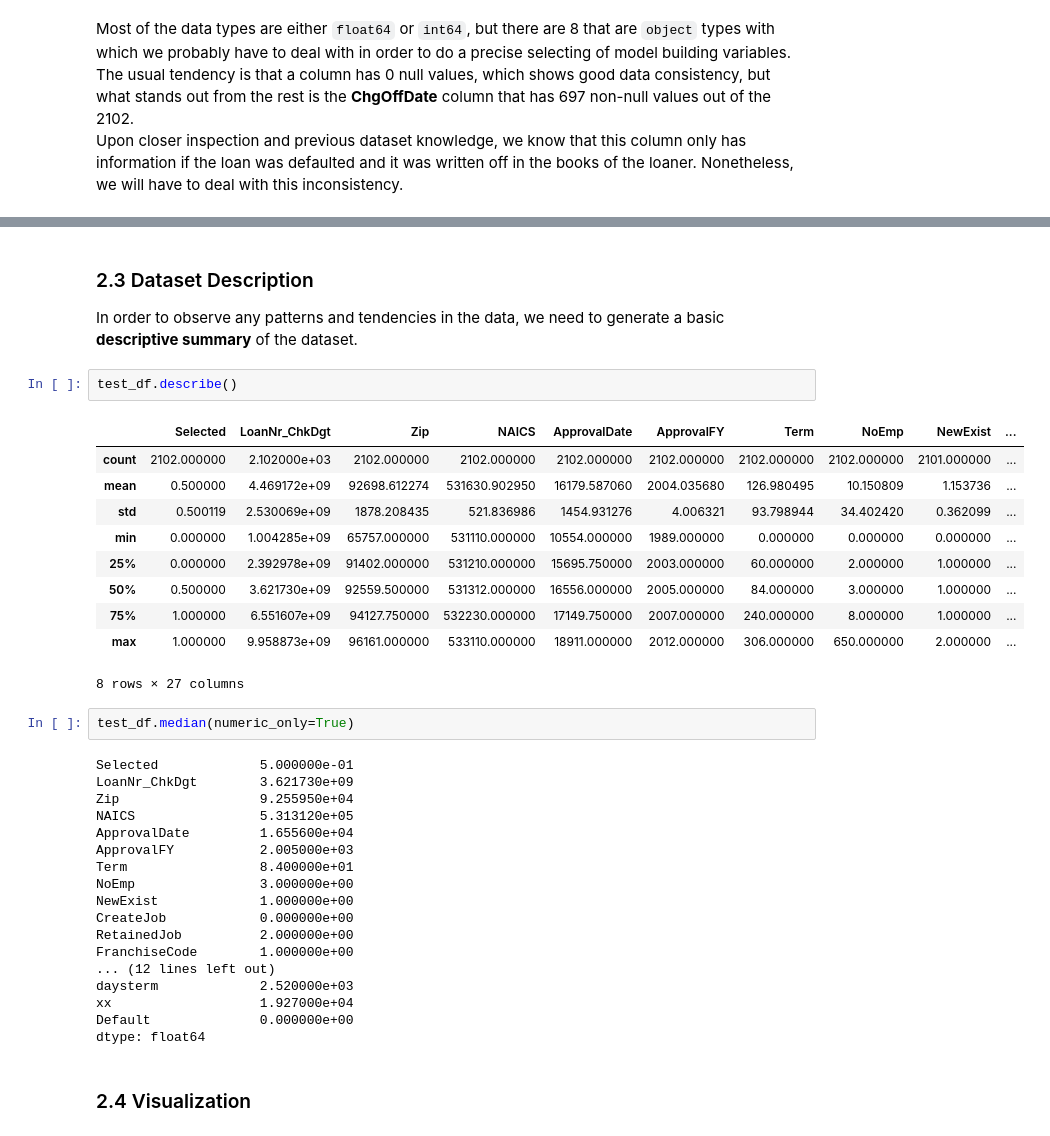
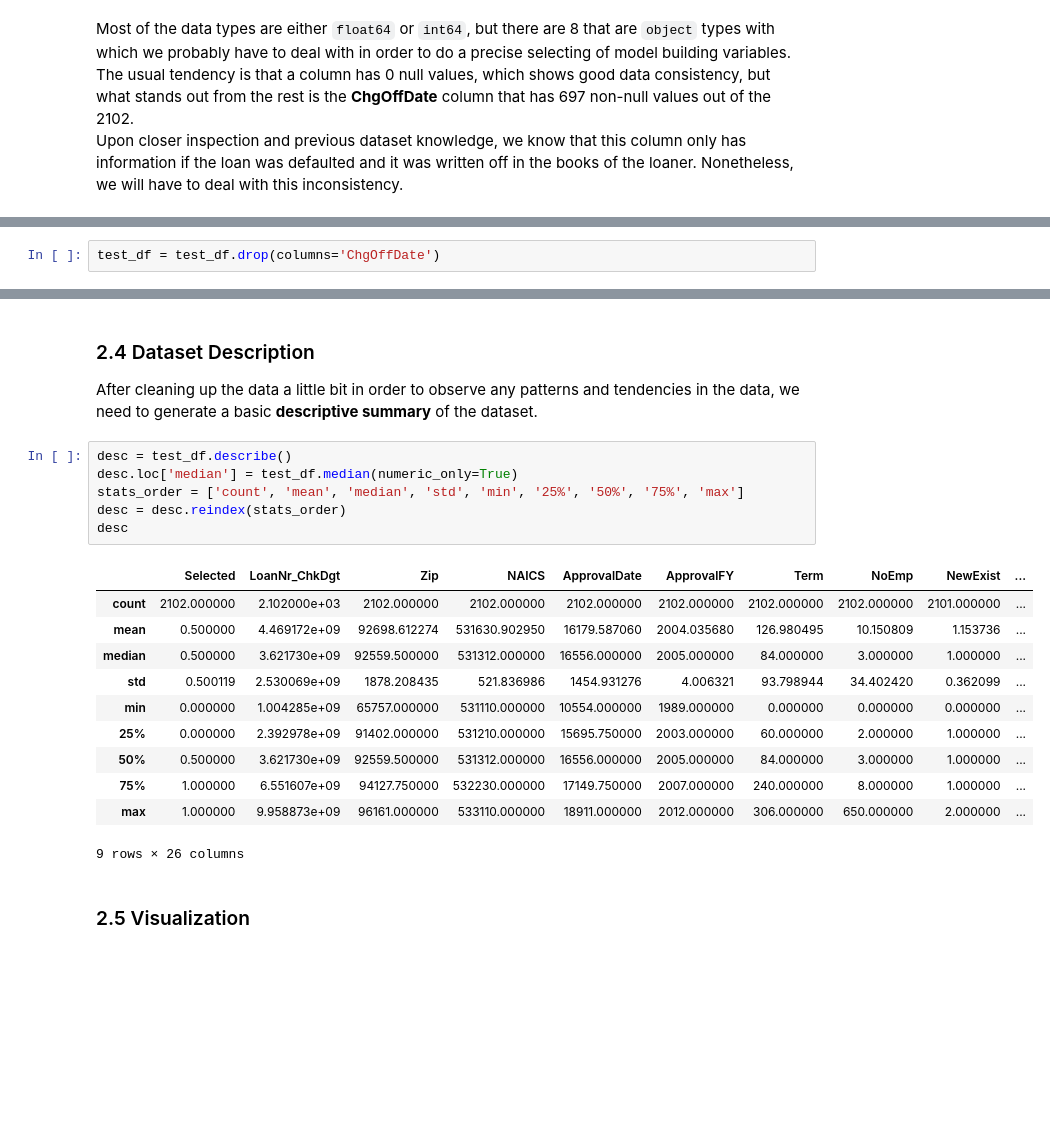
Before and after one commit to MrBigJupiter/sba-loan-default-prediction_project, a Jupyter notebook: notebooks/loan_default_log_reg.ipynb, the cells around one changed output, grey strips where cells are left out. Cells and saved outputs as stored; diff of their text form; blank space fills up the shorter version.

Commit message:
Cleaned the data and started visualizing with EDA

```diff
--- a/notebooks/loan_default_log_reg.ipynb
+++ b/notebooks/loan_default_log_reg.ipynb
@@ -117,0 +146,2 @@ Upon closer inspection and previous dataset knowledge, we know that this column
+# %%
+test_df = test_df.drop(columns='ChgOffDate')
@@ -118,40 +186,25 @@ Upon closer inspection and previous dataset knowledge, we know that this column
 # %% [markdown]
-### 2.3 Dataset Description
-In order to observe any patterns and tendencies in the data, we need to generate a basic **descriptive summary** of the dataset.
+### 2.4 Dataset Description
+After cleaning up the data a little bit in order to observe any patterns and tendencies in the data, we need to generate a basic **descriptive summary** of the dataset.
 # %%
-test_df.describe()
+desc = test_df.describe()
+desc.loc['median'] = test_df.median(numeric_only=True)
+stats_order = ['count', 'mean', 'median', 'std', 'min', '25%', '50%', '75%', 'max']
+desc = desc.reindex(stats_order)
+desc
 # %% [output]
 |  | Selected | LoanNr_ChkDgt | Zip | NAICS | ApprovalDate | ApprovalFY | Term | NoEmp | NewExist | ... |
 | count | 2102.000000 | 2.102000e+03 | 2102.000000 | 2102.000000 | 2102.000000 | 2102.000000 | 2102.000000 | 2102.000000 | 2101.000000 | ... |
 | mean | 0.500000 | 4.469172e+09 | 92698.612274 | 531630.902950 | 16179.587060 | 2004.035680 | 126.980495 | 10.150809 | 1.153736 | ... |
+| median | 0.500000 | 3.621730e+09 | 92559.500000 | 531312.000000 | 16556.000000 | 2005.000000 | 84.000000 | 3.000000 | 1.000000 | ... |
 | std | 0.500119 | 2.530069e+09 | 1878.208435 | 521.836986 | 1454.931276 | 4.006321 | 93.798944 | 34.402420 | 0.362099 | ... |
 | min | 0.000000 | 1.004285e+09 | 65757.000000 | 531110.000000 | 10554.000000 | 1989.000000 | 0.000000 | 0.000000 | 0.000000 | ... |
 | 25% | 0.000000 | 2.392978e+09 | 91402.000000 | 531210.000000 | 15695.750000 | 2003.000000 | 60.000000 | 2.000000 | 1.000000 | ... |
 | 50% | 0.500000 | 3.621730e+09 | 92559.500000 | 531312.000000 | 16556.000000 | 2005.000000 | 84.000000 | 3.000000 | 1.000000 | ... |
 | 75% | 1.000000 | 6.551607e+09 | 94127.750000 | 532230.000000 | 17149.750000 | 2007.000000 | 240.000000 | 8.000000 | 1.000000 | ... |
 | max | 1.000000 | 9.958873e+09 | 96161.000000 | 533110.000000 | 18911.000000 | 2012.000000 | 306.000000 | 650.000000 | 2.000000 | ... |
-8 rows × 27 columns
+9 rows × 26 columns
-# %%
-test_df.median(numeric_only=True)
-# %% [output]
-Selected             5.000000e-01
-LoanNr_ChkDgt        3.621730e+09
-Zip                  9.255950e+04
-NAICS                5.313120e+05
-ApprovalDate         1.655600e+04
-ApprovalFY           2.005000e+03
-Term                 8.400000e+01
-NoEmp                3.000000e+00
-NewExist             1.000000e+00
-CreateJob            0.000000e+00
-RetainedJob          2.000000e+00
-FranchiseCode        1.000000e+00
-... (12 lines left out)
-daysterm             2.520000e+03
-xx                   1.927000e+04
-Default              0.000000e+00
-dtype: float64
 # %% [markdown]
-### 2.4 Visualization
+### 2.5 Visualization
 # %%
 sns.displot(test_df, x='LoanNr_ChkDgt')
```
Also changed, not shown: parts of 9 cells of this notebook.
